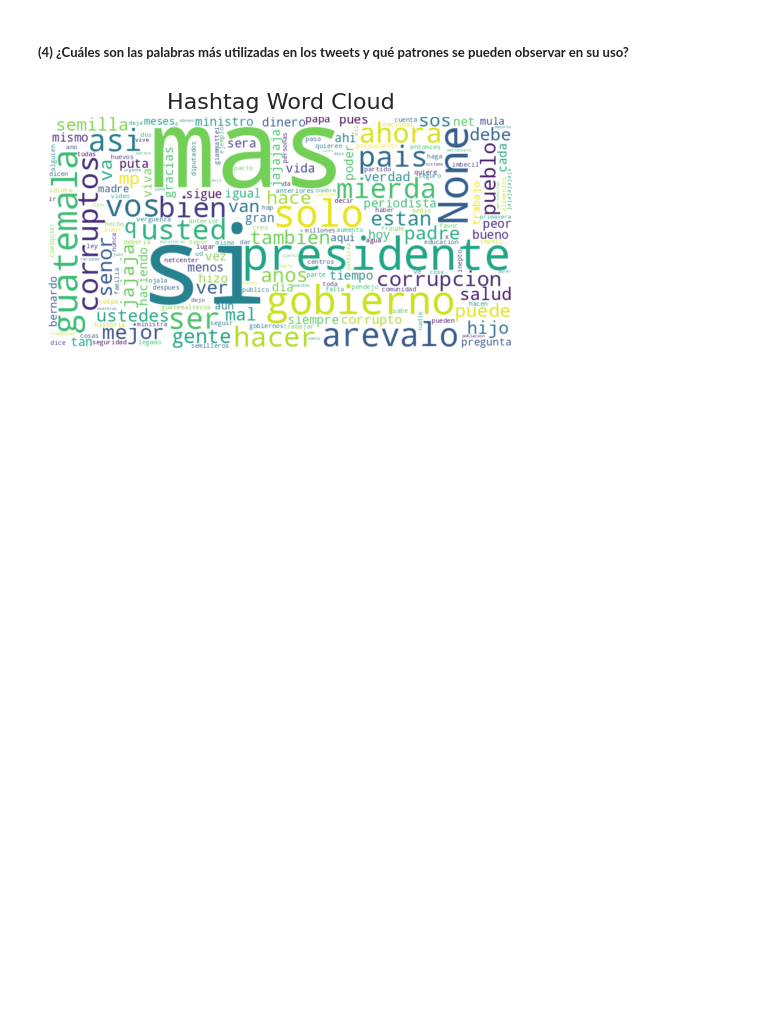
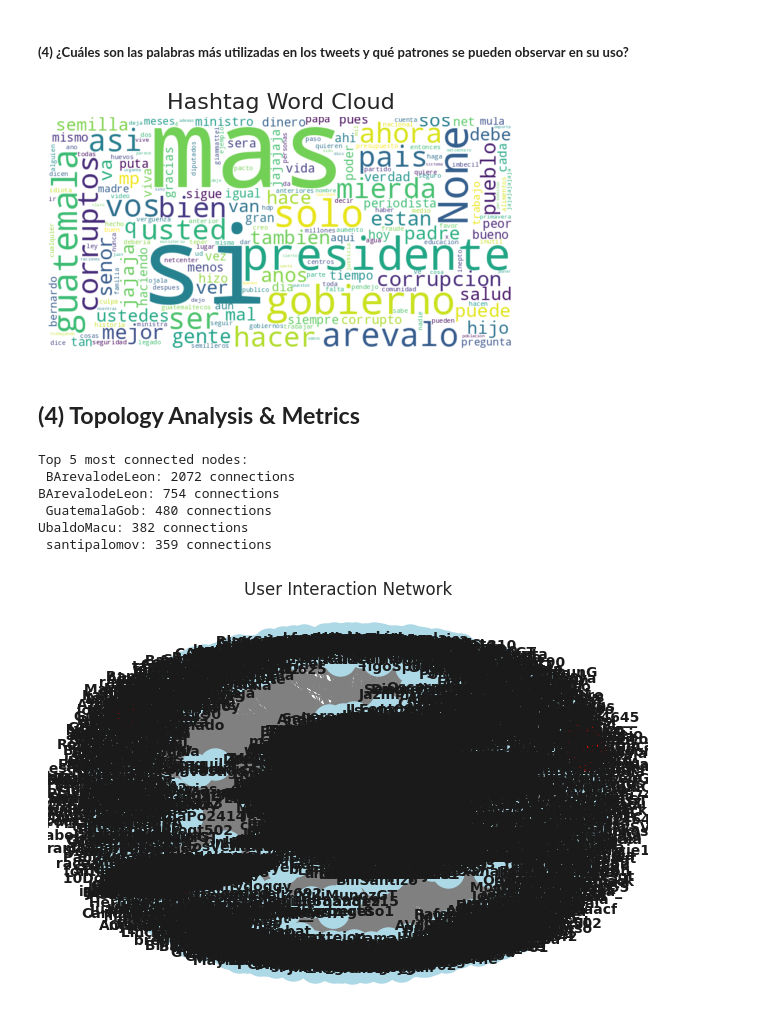
Before and after one commit to Andrea-gt/snetwork-analysis, a Jupyter notebook: snetwork_analysis.ipynb, the cells around one changed output. Drawn from its saved outputs; the diff is of its cells as text; code cells hidden in the pictures; blank space fills up the shorter version.

Commit message:
fix: Network Metrics

```diff
--- a/snetwork_analysis.ipynb
+++ b/snetwork_analysis.ipynb
@@ -418,3 +408,49 @@ plt.title("Hashtag Word Cloud", fontsize=16)
 plt.show()
 # %% [output]
 [figure]
+# %% [markdown]
+## **(4) Topology Analysis & Metrics**
+# %%
+# Convert 'mentioned_users' into a list of users (assuming users are separated by commas)
+df['mentioned_users'] = df['mentioned_users'].apply(lambda x: x.split(',') if pd.notnull(x) else [])
+
+# Step 1: Create a directed graph
+G = nx.DiGraph()
+
+# Add edges to the graph from user_username to mentioned_users
+for index, row in df.iterrows():
+    source_user = row['user_username']
+    mentioned_users = row['mentioned_users']
+
+    for target_user in mentioned_users:
+        G.add_edge(source_user, target_user)
+
+# Step 2: Identify the most connected nodes
+degree_dict = dict(G.degree(G.nodes()))  # Degree of each node (sum of in-degree and out-degree)
+sorted_degree = sorted(degree_dict.items(), key=lambda x: x[1], reverse=True)
+
+# Display top 5 most connected nodes
+print("Top 5 most connected nodes:")
+for node, degree in sorted_degree[:5]:
+    print(f"{node}: {degree} connections")
+
+# Step 3: Visualize the Graph
+pos = nx.spring_layout(G)  # Layout for a visually appealing graph
+
+# Draw the nodes, edges, and labels
+nx.draw(G, pos, with_labels=True, node_color='lightblue', edge_color='gray', node_size=500, font_size=10, font_weight='bold')
+
+# Highlight the top connected nodes
+top_nodes = [node for node, degree in sorted_degree[:5]]
+nx.draw_networkx_nodes(G, pos, nodelist=top_nodes, node_color='red', node_size=700)
+
+plt.title("User Interaction Network")
+plt.show()
+# %% [output]
+Top 5 most connected nodes:
+ BArevalodeLeon: 2072 connections
+BArevalodeLeon: 754 connections
+ GuatemalaGob: 480 connections
+UbaldoMacu: 382 connections
+ santipalomov: 359 connections
+[figure, added]
```
Also changed, not shown: parts of 4 cells of this notebook.
